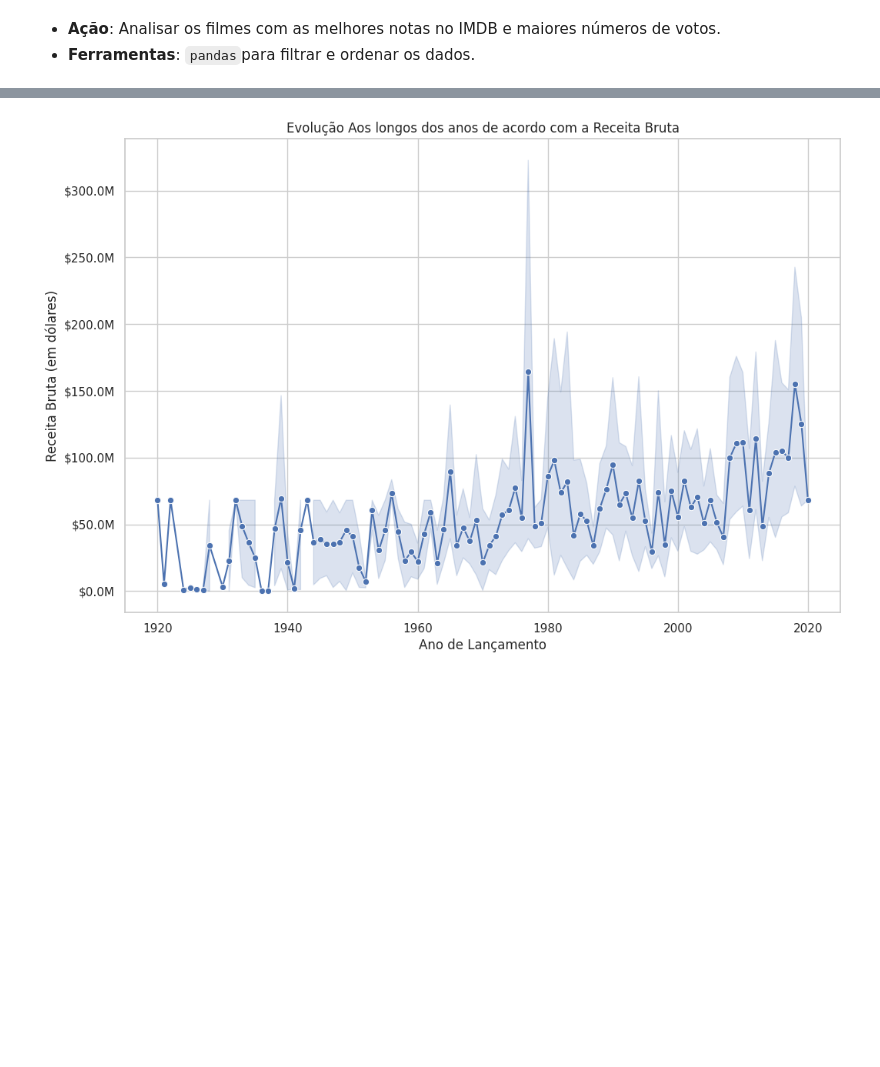
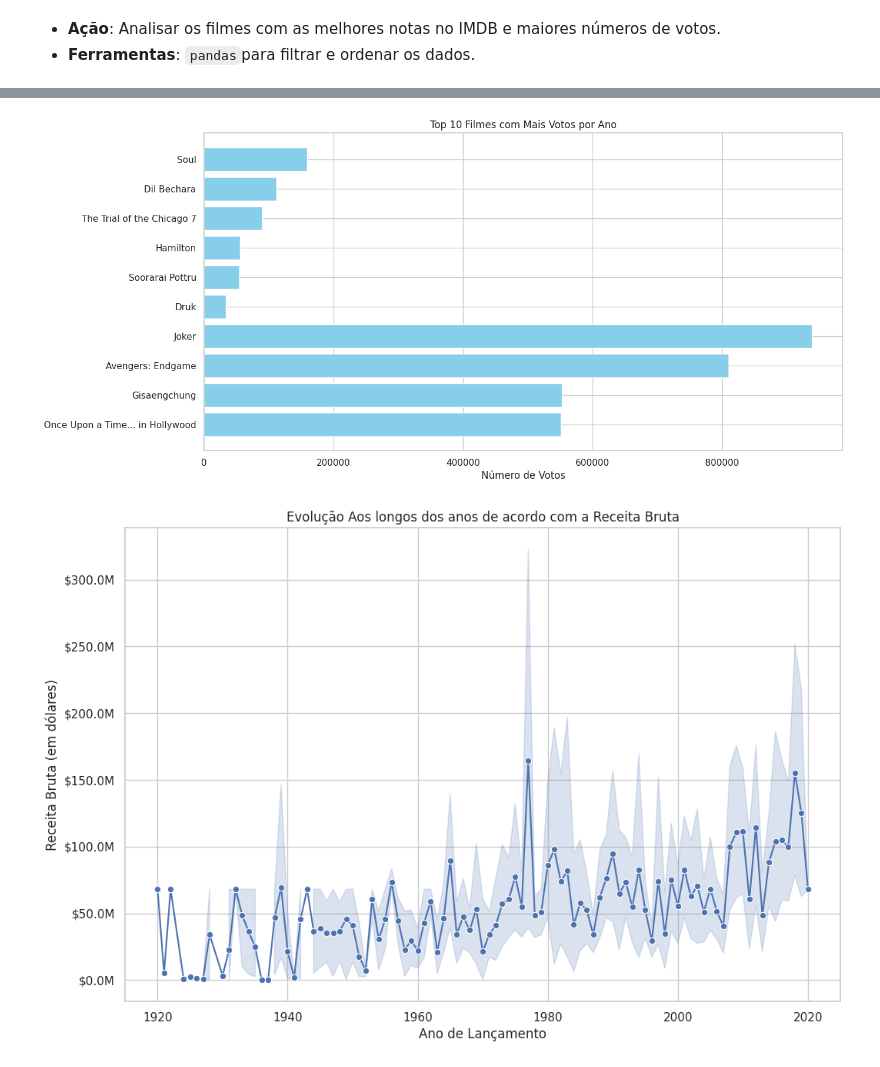
Before and after one commit to andriel300/LH_CD_ANDRIELJOSEDASILVA, a Jupyter notebook: modelagem.ipynb, the cells around one changed output, grey strips where cells are left out. Saved outputs shown, nothing was run; the diff lists cells and outputs as text; code cells hidden in the pictures; blank space fills up the shorter version.

Commit message:
update type and add feat data visualization

```diff
--- a/modelagem.ipynb
+++ b/modelagem.ipynb
@@ -260,9 +267,9 @@ plt.show()
 [figure]
 # %%
 # Comparação de Faturamento ao Longo das Décadas
-data['Decade'] = (df['Released_Year'] // 10) * 10
+df['Decade'] = (df['Released_Year'] // 10) * 10
 plt.figure(figsize=(12, 6))
-sns.boxplot(data=data, x='Decade', y='Gross')
+sns.boxplot(data=df, x='Decade', y='Gross')
 plt.title('Faturamento ao Longo das Décadas')
 plt.xlabel('Década')
 plt.ylabel('Faturamento')
@@ -333,20 +340,29 @@ Certificados mais Repetitidos
 * **Ação**: Analisar os filmes com as melhores notas no IMDB e maiores números de votos.
 * **Ferramentas**: `pandas`para filtrar e ordenar os dados.
 # %%
-# Mostrar os 10 melhores filmes avaliados por votos à cada ano
-# melhores filmes avaliados por votos à cada ano
+# Mostrar os 10 melhores filmes avaliados por votos
+
 data = df.sort_values(by="Released_Year", ascending=False)
 melhores_filmes_avaliados = pd.DataFrame(columns=data.columns)
 
 for year in data["Released_Year"].unique():
-    if year not in [2025, 2024, 2023]:
+    if year not in [2025, 2024, 2023]: # Ajuste de anos futuros
         df_year = data[data["Released_Year"] == year]
         if not df_year.empty:
             df_year_sorted = df_year.sort_values(by="No_of_Votes", ascending=False)
-            melhores_filmes_avaliado = df_year_sorted.iloc[0]
+            melhores_filmes_avaliado = df_year_sorted.iloc[:10] # Seleciona os 10 melhores
             melhores_filmes_avaliados = pd.concat(
-                [melhores_filmes_avaliados, melhores_filmes_avaliado.to_frame().T],
+                [melhores_filmes_avaliados, melhores_filmes_avaliado],
                 ignore_index=True,
             )
-melhores_filmes_avaliados.head(10)
+
+# Visualização dos 10 melhores filmes avaliados por votos
+top_10_filmes = melhores_filmes_avaliados.head(10)
+
+plt.figure(figsize=(14, 7))
+plt.barh(top_10_filmes['Series_Title'], top_10_filmes['No_of_Votes'], color='skyblue')
+plt.xlabel('Número de Votos')
+plt.title('Top 10 Filmes com Mais Votos por Ano')
+plt.gca().invert_yaxis() # Inverter o eixo y para mostrar o filme com mais votos no topo
+plt.show()
 # %% [output]
@@ -364,3 +369,4 @@ melhores_filmes_avaliados.head(10)
+[figure, added]
 # %%
 # Análise Temporal de Bilheteria ao longo dos anos
 from matplotlib.ticker import FuncFormatter
```
Also changed, not shown: parts of 8 cells of this notebook, 1 other file.
